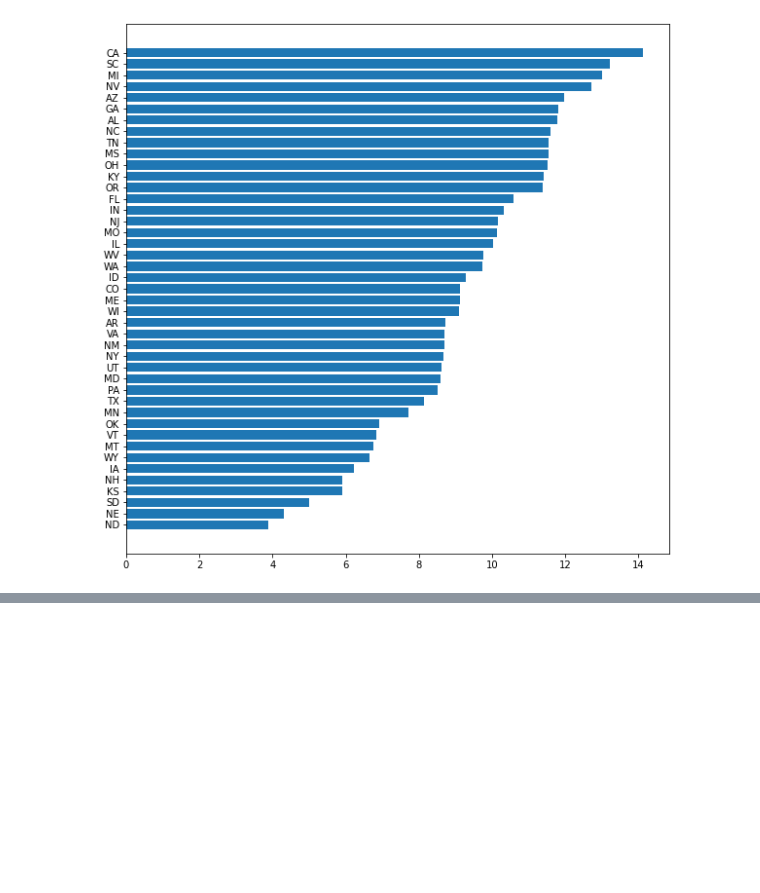
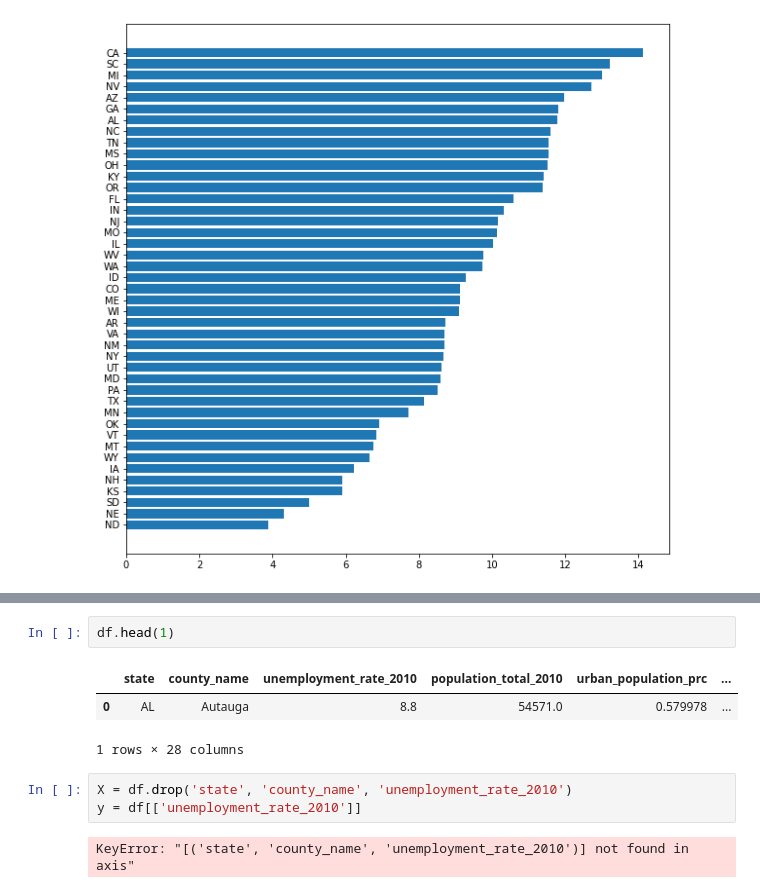
Before and after one commit to khbk/capstone-unemployment, a Jupyter notebook: code/02_EDA_and_Preprocessing.ipynb, the cells around one changed output, grey strips where cells are left out. Cells and saved outputs as stored; diff of their text form; blank space fills up the shorter version.

```diff
--- a/code/02_EDA_and_Preprocessing.ipynb
+++ b/code/02_EDA_and_Preprocessing.ipynb
@@ -32,0 +41,11 @@ sns.heatmap(df.corr()[['unemployment_rate_2010']], cmap = 'coolwarm', vmin=-1, v
+# %%
+df.head(1)
+# %% [output]
+|  | state | county_name | unemployment_rate_2010 | population_total_2010 | urban_population_prc | ... |
+| 0 | AL | Autauga | 8.8 | 54571.0 | 0.579978 | ... |
+1 rows × 28 columns
+# %%
+X = df.drop('state', 'county_name', 'unemployment_rate_2010')
+y = df[['unemployment_rate_2010']]
+# %% [output]
+KeyError: "[('state', 'county_name', 'unemployment_rate_2010')] not found in axis"
```
Also changed, not shown: parts of 2 cells of this notebook, 1 other file.
